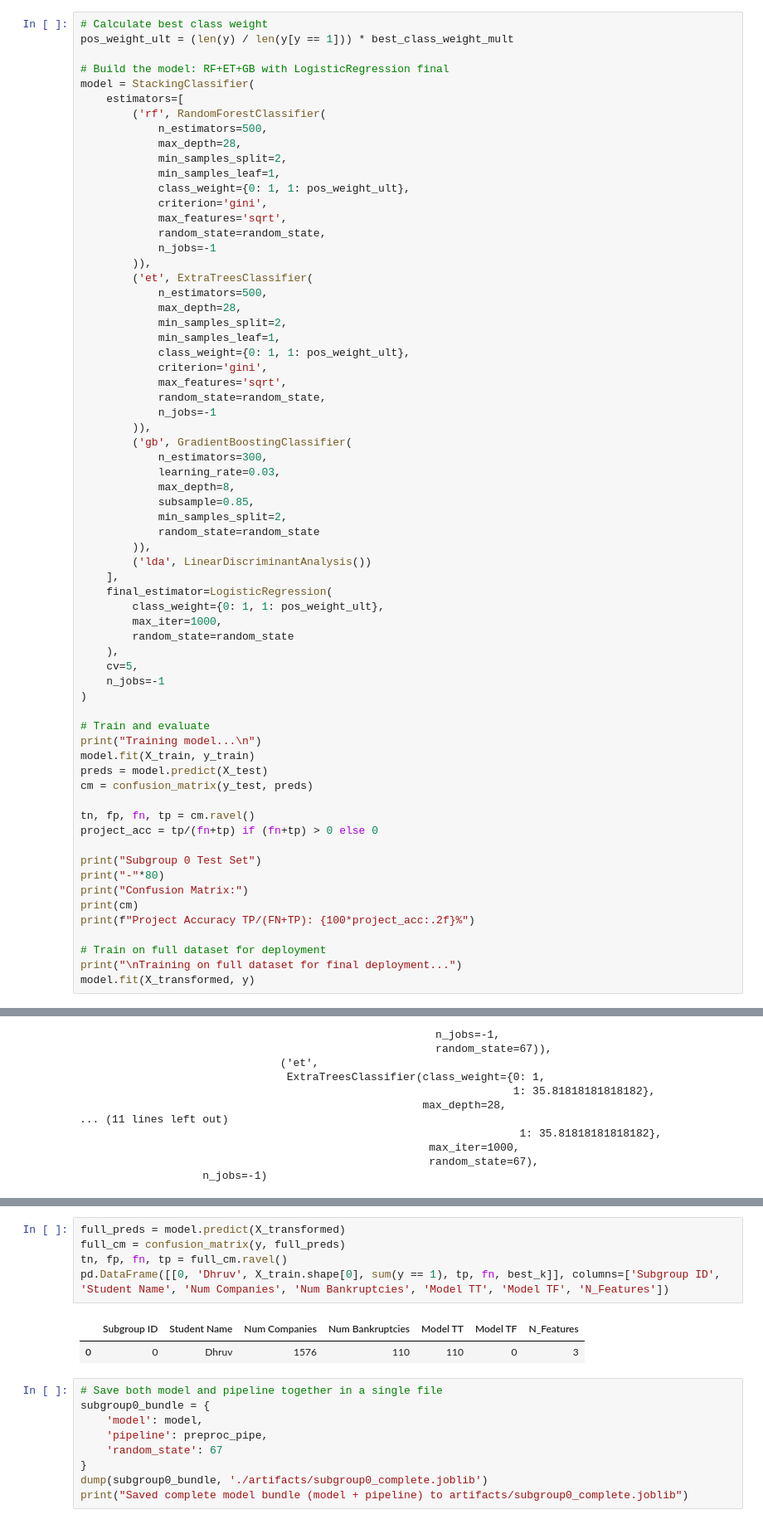
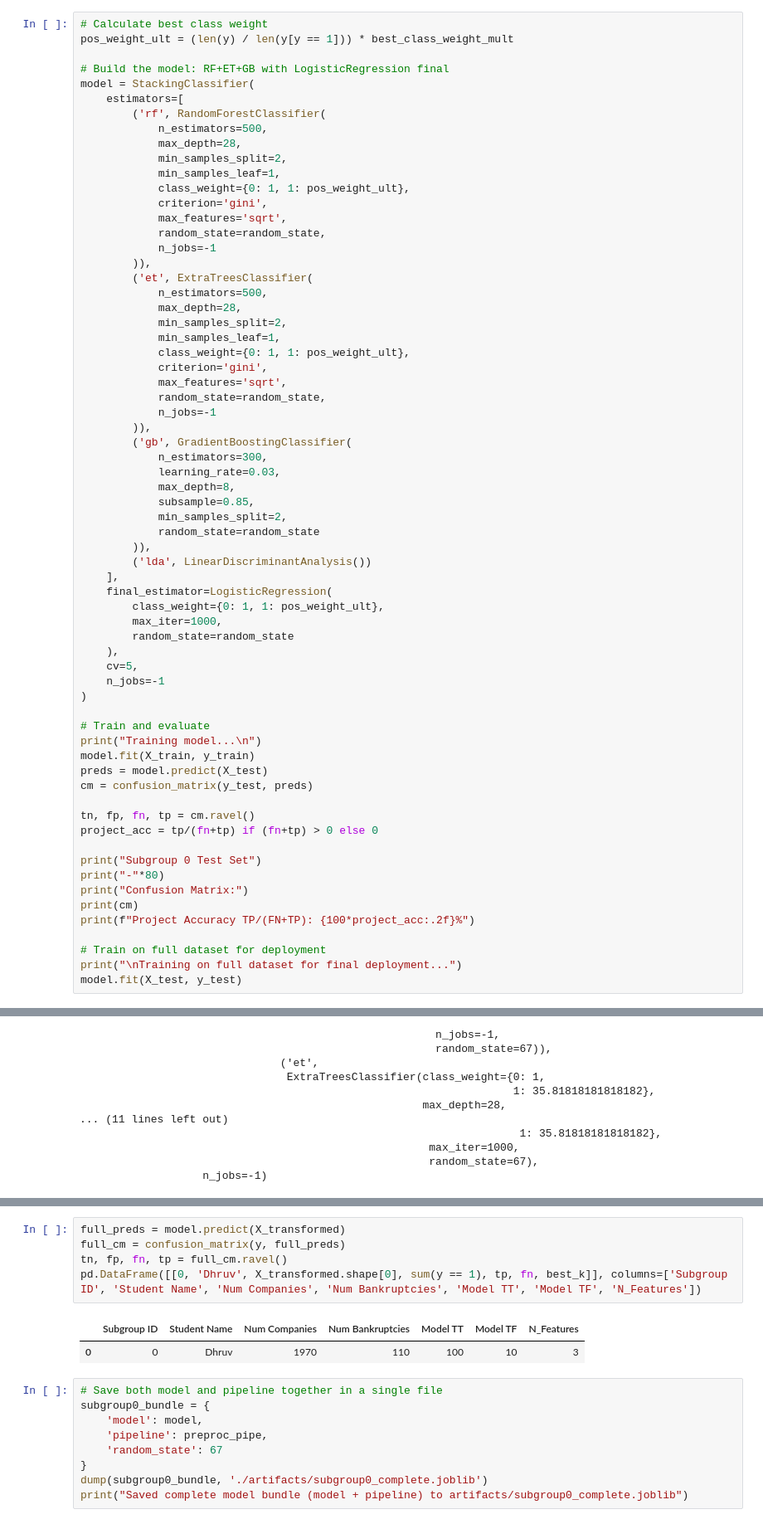
Before and after one commit to 21dhruvp/559-final-proj, a Jupyter notebook: DhruvPrasanna_Subgroup0.ipynb, the cells around one changed output, grey strips where cells are left out. Shown at 83% size. Saved outputs shown, nothing was run; the diff lists cells and outputs as text.

Commit message:
updated table 3 subgroup 0

```diff
--- a/DhruvPrasanna_Subgroup0.ipynb
+++ b/DhruvPrasanna_Subgroup0.ipynb
@@ -115,7 +115,7 @@ print(f"Project Accuracy TP/(FN+TP): {100*project_acc:.2f}%")
 
 # Train on full dataset for deployment
 print("\nTraining on full dataset for final deployment...")
-model.fit(X_transformed, y)
+model.fit(X_test, y_test)
 # %% [output]
 Training model...
 
@@ -149,11 +149,11 @@ We can see that after fitting to the training set and predicting on our testing
 # %%
 full_preds = model.predict(X_transformed)
 full_cm = confusion_matrix(y, full_preds)
 tn, fp, fn, tp = full_cm.ravel()
-pd.DataFrame([[0, 'Dhruv', X_train.shape[0], sum(y == 1), tp, fn, best_k]], columns=['Subgroup ID', 'Student Name', 'Num Companies', 'Num Bankruptcies', 'Model TT', 'Model TF', 'N_Features'])
+pd.DataFrame([[0, 'Dhruv', X_transformed.shape[0], sum(y == 1), tp, fn, best_k]], columns=['Subgroup ID', 'Student Name', 'Num Companies', 'Num Bankruptcies', 'Model TT', 'Model TF', 'N_Features'])
 # %% [output]
 |  | Subgroup ID | Student Name | Num Companies | Num Bankruptcies | Model TT | Model TF | N_Features |
-| 0 | 0 | Dhruv | 1576 | 110 | 110 | 0 | 3 |
+| 0 | 0 | Dhruv | 1970 | 110 | 100 | 10 | 3 |
 # %%
 # Save both model and pipeline together in a single file
 subgroup0_bundle = {
```
Also changed, not shown: parts of 1 cell of this notebook, 1 other file.
